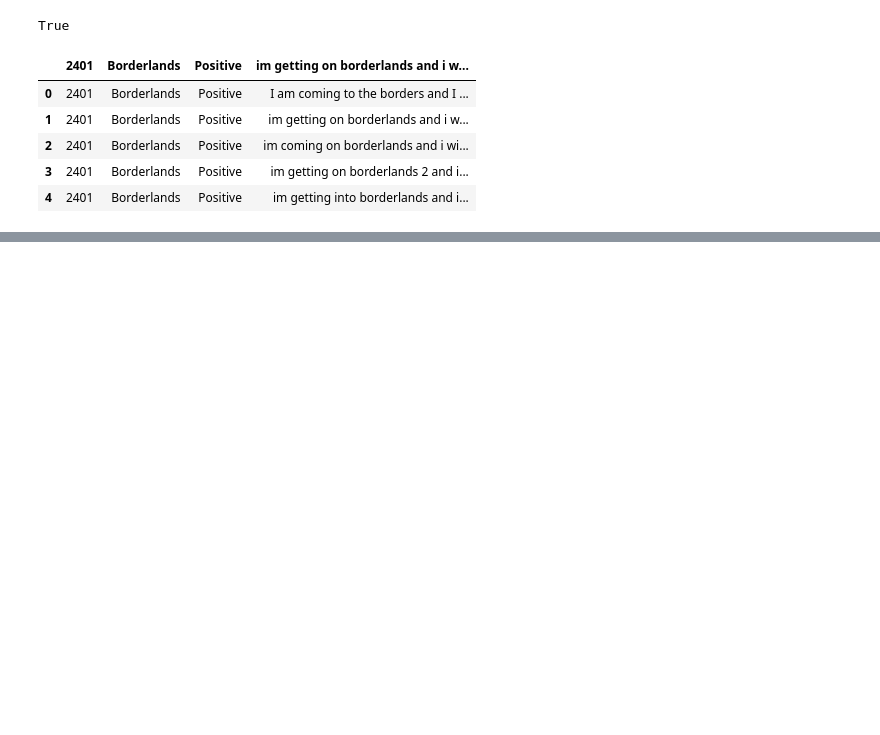
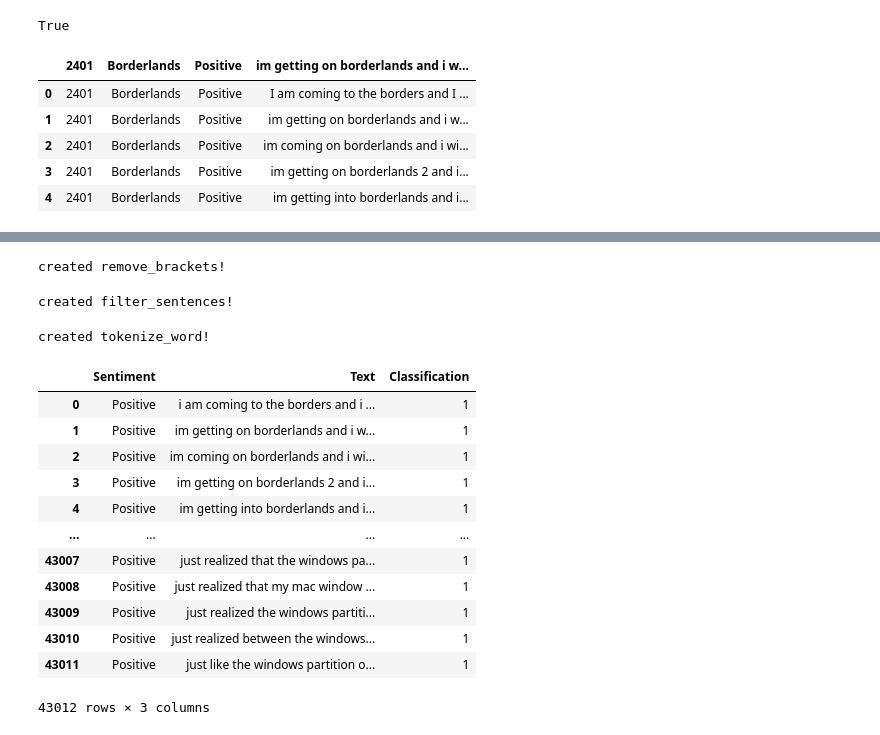
Before and after one commit to igorbalbino/PLN-aula, a Jupyter notebook: pln.ipynb, the cells around one changed output, grey strips where cells are left out. Drawn from its saved outputs; the diff is of its cells as text; code cells hidden in the pictures; blank space fills up the shorter version.

Commit message:
atualizando readme e alterando codigo. terminando tratamento de dados mas a memoria afeta o processo.

```diff
--- a/pln.ipynb
+++ b/pln.ipynb
@@ -47,0 +174,18 @@ dataset.head()
+# %%
+# se der erro informando que existem valores float, podemos usar a linha:
+# df_clone['Text'] = df_clone['Text'].astype(str)
+# porém, usei a linha:
+# df_clone.dropna(subset=['Text'], inplace=True)
+# em um bloco acima
+
+# verigficar tipos de dados
+# df_clone['Text'].dtypes
+
+# todos os textos para minusculo
+text_lower = [t.lower() for t in df_clone['Text']]
+df_clone['Text'] = text_lower
+
+# ou podemos usar em uma linha
+# df_clone['Text'] = df_clone['Text'].apply(lambda x: x.lower())
+
+df_clone.head(5)
@@ -47,0 +204,55 @@ dataset.head()
+# %%
+def remove_brackets(column):
+    res = []
+    for w in column:
+        res.append(re.sub(r'[\\]', '', w))
+    return res
+print('created remove_brackets!')
+# %% [output]
+created remove_brackets!
+# %%
+stop_words = nltk.corpus.stopwords.words('english') # mudar para 'portuguese' se o dataset for em português
+
+def filter_sentences(line):
+    res = []
+    for w in line:
+        if w is not None:
+            if w not in stop_words:
+                res.append(w)
+    return res
+
+print('created filter_sentences!')
+# %% [output]
+created filter_sentences!
+# %%
+from nltk.tokenize import word_tokenize
+
+def tokenize_word(sentence):
+    res = []
+    for w in sentence:
+        if w is not None:
+            res.append(word_tokenize(w))
+    return res
+print('created tokenize_word!')
+# %% [output]
+created tokenize_word!
+# %%
+# clona o dataset tratado
+df_clone2 = copy.deepcopy(df_clone)
+df_clone2.dropna(subset=['Text'], inplace=True)
+df_clone2.reset_index(drop=True, inplace=True)
+df_clone2
+# %% [output]
+|  | Sentiment | Text | Classification |
+| 0 | Positive | i am coming to the borders and i ... | 1 |
+| 1 | Positive | im getting on borderlands and i w... | 1 |
+| 2 | Positive | im coming on borderlands and i wi... | 1 |
+| 3 | Positive | im getting on borderlands 2 and i... | 1 |
+| 4 | Positive | im getting into borderlands and i... | 1 |
+| ... | ... | ... | ... |
+| 43007 | Positive | just realized that the windows pa... | 1 |
+| 43008 | Positive | just realized that my mac window ... | 1 |
+| 43009 | Positive | just realized the windows partiti... | 1 |
+| 43010 | Positive | just realized between the windows... | 1 |
+| 43011 | Positive | just like the windows partition o... | 1 |
+43012 rows × 3 columns
```
Also changed, not shown: parts of 14 cells of this notebook, 1 other file.
